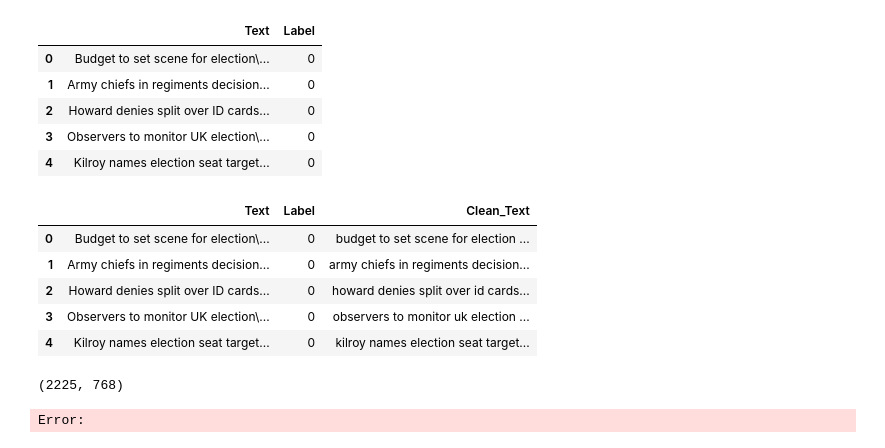
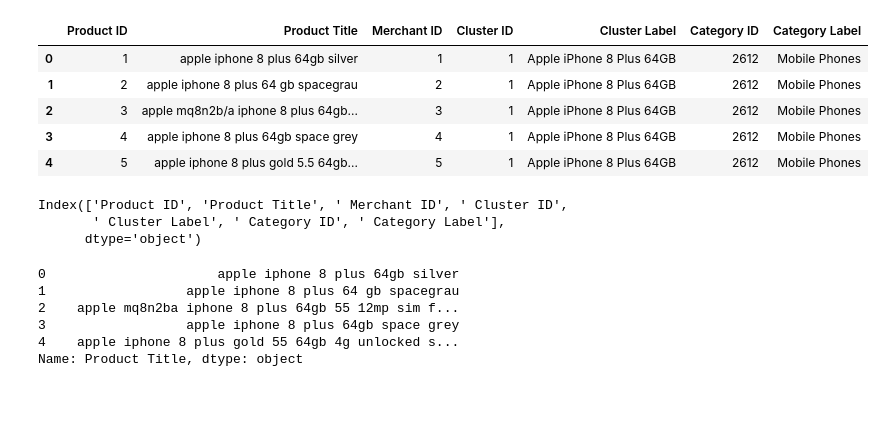
Before and after one commit to Milano-Bicocca-Projects/Text-Classification, a Jupyter notebook: text_clustering.ipynb, the cells around one changed output. Saved outputs shown, nothing was run; the diff lists cells and outputs as text; code cells hidden in the pictures; blank space fills up the shorter version.

Commit message:
feat: text classification and text clustering

```diff
--- a/text_clustering.ipynb
+++ b/text_clustering.ipynb
@@ -9,17 +4,24 @@
 import pandas as pd
 # %%
 # Load dataset and remove missing values from relevant columns
-df = pd.read_csv("./data/df_file.csv")
+df = pd.read_csv("./data/pricerunner_aggregate.csv")
 df = df.dropna()
 
 df.head()
 # %% [output]
-|  | Text | Label |
-| 0 | Budget to set scene for election\... | 0 |
-| 1 | Army chiefs in regiments decision... | 0 |
-| 2 | Howard denies split over ID cards... | 0 |
-| 3 | Observers to monitor UK election\... | 0 |
-| 4 | Kilroy names election seat target... | 0 |
+|  | Product ID | Product Title | Merchant ID | Cluster ID | Cluster Label | Category ID | Category Label |
+| 0 | 1 | apple iphone 8 plus 64gb silver | 1 | 1 | Apple iPhone 8 Plus 64GB | 2612 | Mobile Phones |
+| 1 | 2 | apple iphone 8 plus 64 gb spacegrau | 2 | 1 | Apple iPhone 8 Plus 64GB | 2612 | Mobile Phones |
+| 2 | 3 | apple mq8n2b/a iphone 8 plus 64gb... | 3 | 1 | Apple iPhone 8 Plus 64GB | 2612 | Mobile Phones |
+| 3 | 4 | apple iphone 8 plus 64gb space grey | 4 | 1 | Apple iPhone 8 Plus 64GB | 2612 | Mobile Phones |
+| 4 | 5 | apple iphone 8 plus gold 5.5 64gb... | 5 | 1 | Apple iPhone 8 Plus 64GB | 2612 | Mobile Phones |
+# %%
+# Dataset Columns
+df.columns
+# %% [output]
+Index(['Product ID', 'Product Title', ' Merchant ID', ' Cluster ID',
+       ' Cluster Label', ' Category ID', ' Category Label'],
+      dtype='object')
 # %%
 # Clean text data
 import re
@@ -32,25 +34,12 @@ def clean_text(t):
     return t
 # %%
 # Apply preprocessing
-df["Clean_Text"] = df["Text"].apply(clean_text)
-df.head()
+texts = df["Product Title"].apply(clean_text)
+texts.head()
 # %% [output]
-|  | Text | Label | Clean_Text |
-| 0 | Budget to set scene for election\... | 0 | budget to set scene for election ... |
-| 1 | Army chiefs in regiments decision... | 0 | army chiefs in regiments decision... |
-| 2 | Howard denies split over ID cards... | 0 | howard denies split over id cards... |
-| 3 | Observers to monitor UK election\... | 0 | observers to monitor uk election ... |
-| 4 | Kilroy names election seat target... | 0 | kilroy names election seat target... |
+0                      apple iphone 8 plus 64gb silver
+1                  apple iphone 8 plus 64 gb spacegrau
+2    apple mq8n2ba iphone 8 plus 64gb 55 12mp sim f...
+3                  apple iphone 8 plus 64gb space grey
+4    apple iphone 8 plus gold 55 64gb 4g unlocked s...
+Name: Product Title, dtype: object
-# %%
-# Convert text to embeddings (BERT)
-from sentence_transformers import SentenceTransformer
-import numpy as np
-
-model = SentenceTransformer("all-mpnet-base-v2")
-
-embeddings = model.encode(df["Clean_Text"].tolist(), show_progress_bar=True)
-embeddings = np.array(embeddings)
-embeddings.shape
-# %% [output]
-(2225, 768)
-Error:
```
Also changed, not shown: parts of 13 cells of this notebook, 5 other files.
